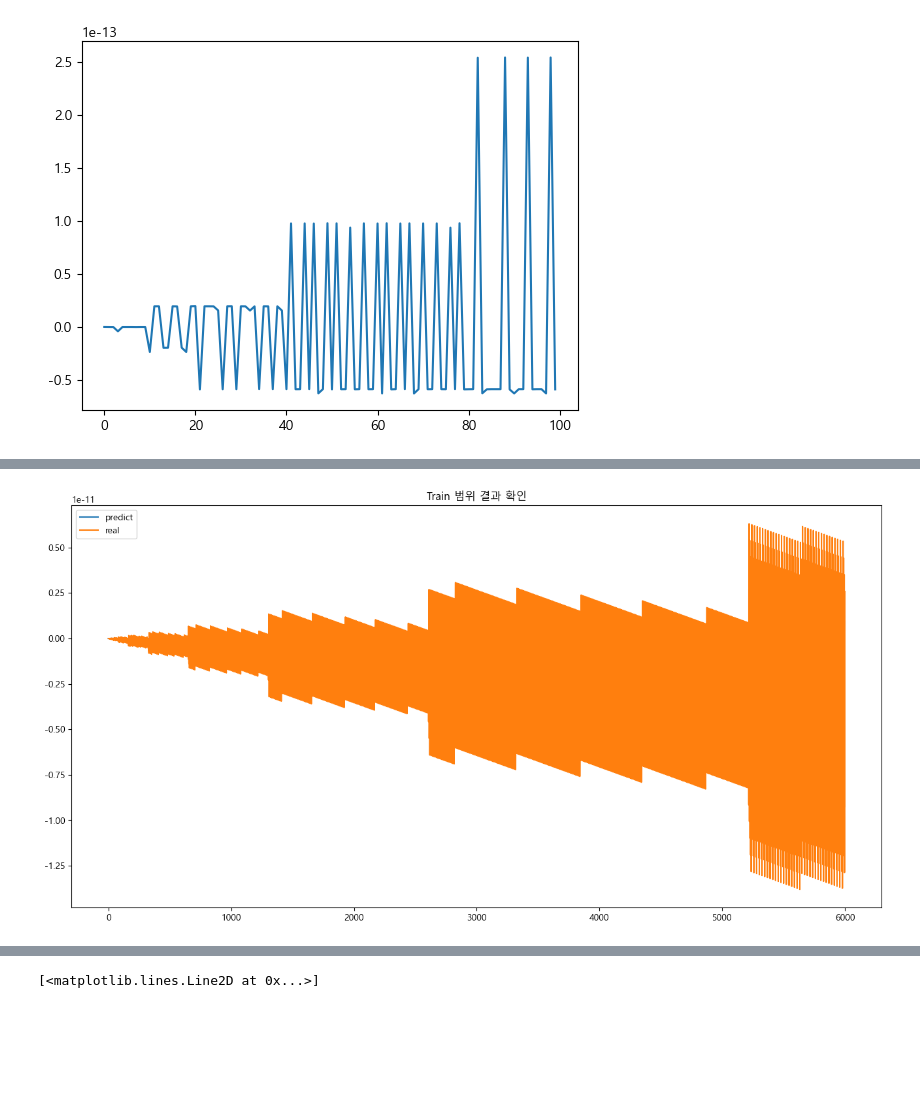
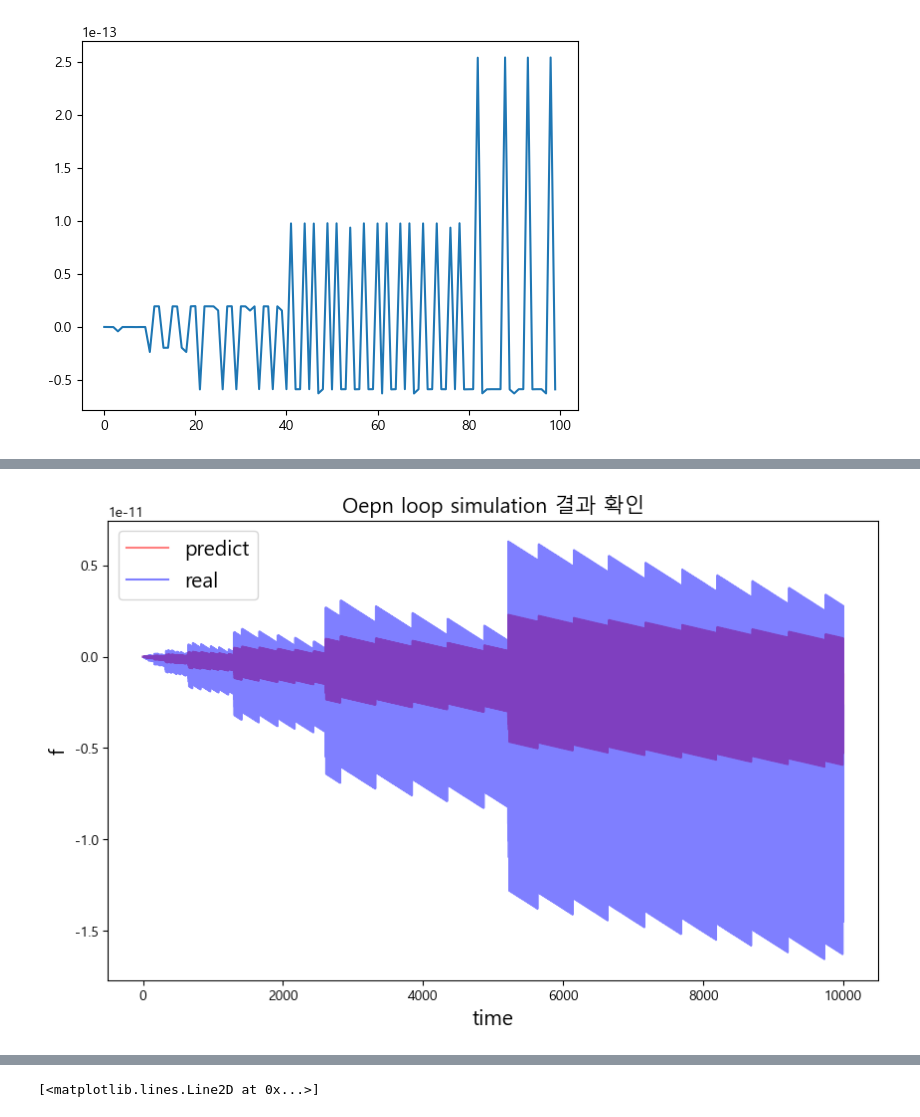
Before and after one commit to Jjineeq/hysteresis_curve, a Jupyter notebook: operator/ode_test.ipynb, the cells around one changed output, grey strips where cells are left out. Cells and saved outputs as stored; diff of their text form; code cells hidden in the pictures; blank space fills up the shorter version.

```diff
--- a/operator/ode_test.ipynb
+++ b/operator/ode_test.ipynb
@@ -193,11 +189,11 @@ def objective_function(params, z, dx, n, target_df):
     total_error = np.sum(np.abs(np.array(df_list) - np.array(target_df)))
     return total_error
 # %%
-lb = [-10, -10, -10]
-ub = [10, 10, 10]
+lb = [-10, -10, -10, -10]
+ub = [10, 10, 10, 10]
 
-args = (0, train_dx, 1, np.append(np.diff(train_df['f'], axis=0),0))
+args = (train_dx, np.append(np.diff(train_df['f'], axis=0),0))
 # %%
-optimized_params, _ = pso(objective_function, lb, ub, maxiter=5000, args = args, debug = True)
+optimized_params, _ = pso(objective_function, lb, ub, maxiter=50, args = args, debug = True, minstep=1e-7)
 # %% [output]
 No constraints given.
@@ -212,10 +214,10 @@ array([ 6.01230246,  1.60578669, -7.51309816])
 # %%
-gamma, beta, alpha = optimized_params
+gamma, beta, alpha, n = optimized_params
 # %%
 result_matrix_2 = np.zeros((len(df), 4)) # z, x, f, e
 # %%
 for i in range(len(result_matrix_2)-1):
-    res = eval_inc(result_matrix_2[i,1], d_x[i], gamma, beta, alpha, 1)
+    res = eval_inc(result_matrix_2[i,1], d_x[i], gamma, beta, alpha, 5)
 
     result_matrix_2[i+1,0] = result_matrix_2[i,0] + d_x[i] # x
     result_matrix_2[i+1,1] = result_matrix_2[i,1] + res[0] # z
@@ -224,10 +234,12 @@ for i in range(len(result_matrix_2)-1):
 # %%
-plt.figure(figsize=(16,8))
-plt.plot(range(len(train_df)),result_matrix_2[:,2][:len(train_df)])
-plt.plot(range(len(train_df)), train_df.f)
-plt.title('Train 범위 결과 확인')
-plt.legend(['predict', 'real'])
+plt.figure(figsize=(10,6))
+plt.plot(range(len(df)),result_matrix_2[:,2], color = 'red', alpha = 0.5)
+plt.plot(range(len(df)), df.f, color = 'blue', alpha = 0.5)
+plt.title('Oepn loop simulation 결과 확인', fontsize = 15)
+plt.legend(['predict', 'real'], fontsize = 15)
+plt.ylabel('f', fontsize = 15)
+plt.xlabel('time', fontsize = 15)
 plt.show()
 # %% [output]
-[figure, old version]
+[figure, new version]
 # %%
```
Also changed, not shown: parts of 22 cells of this notebook, 3 other files.
